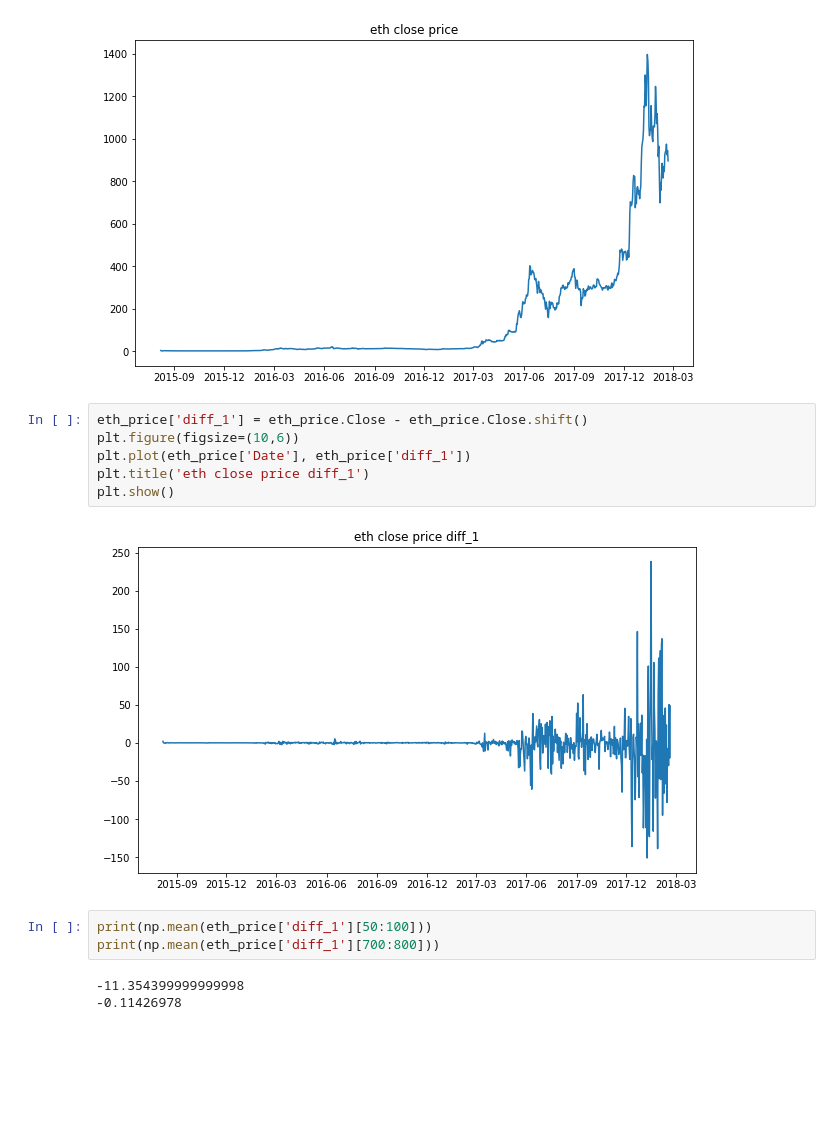
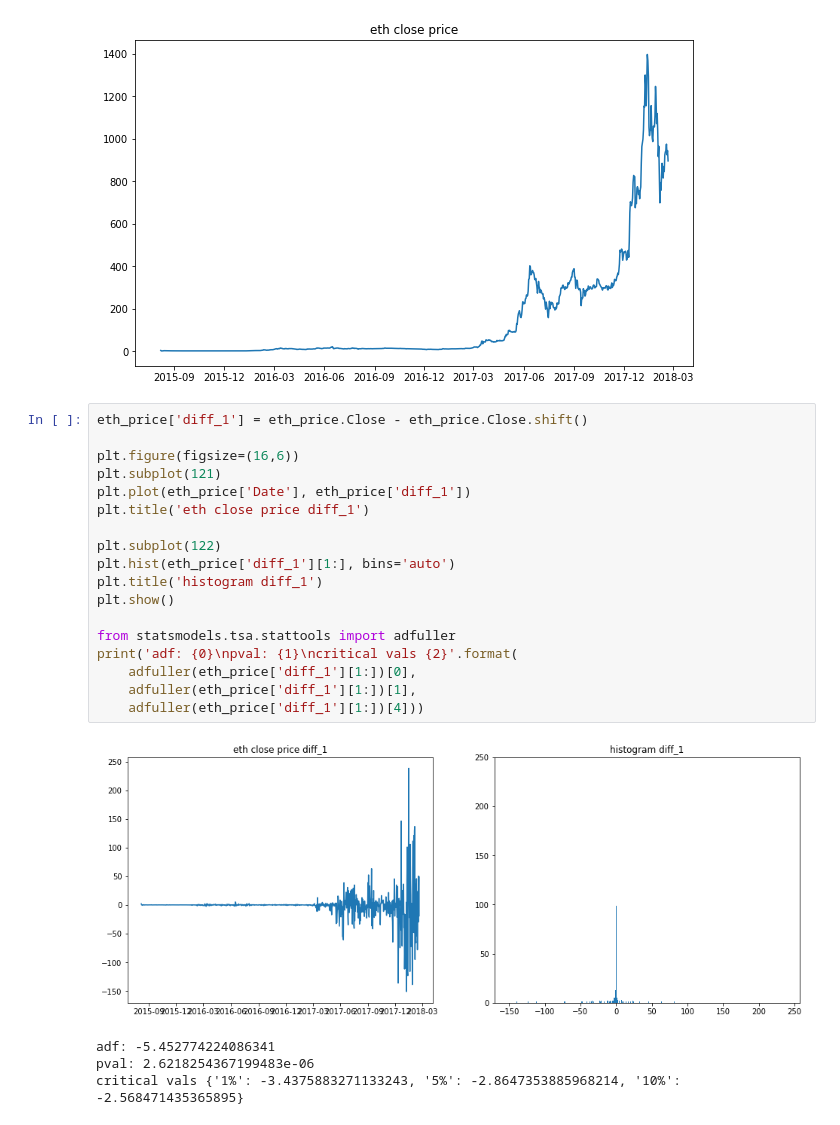
Before and after one commit to brianmcguckin/thinkful_unit_06_specializations, a Jupyter notebook: 06_01_06_challenge_time_series_analysis.ipynb, the cells around one changed output. Saved outputs shown, nothing was run; the diff lists cells and outputs as text; blank space fills up the shorter version.

```diff
--- a/06_01_06_challenge_time_series_analysis.ipynb
+++ b/06_01_06_challenge_time_series_analysis.ipynb
@@ -81,17 +85,26 @@ plt.show()
 [figure]
 # %%
 eth_price['diff_1'] = eth_price.Close - eth_price.Close.shift()
-plt.figure(figsize=(10,6))
+
+plt.figure(figsize=(16,6))
+plt.subplot(121)
 plt.plot(eth_price['Date'], eth_price['diff_1'])
 plt.title('eth close price diff_1')
+
+plt.subplot(122)
+plt.hist(eth_price['diff_1'][1:], bins='auto')
+plt.title('histogram diff_1')
 plt.show()
+
+from statsmodels.tsa.stattools import adfuller
+print('adf: {0}\npval: {1}\ncritical vals {2}'.format(
+    adfuller(eth_price['diff_1'][1:])[0],
+    adfuller(eth_price['diff_1'][1:])[1],
+    adfuller(eth_price['diff_1'][1:])[4]))
 # %% [output]
-[figure, old version]
+[figure, new version]
+adf: -5.452774224086341
+pval: 2.6218254367199483e-06
+critical vals {'1%': -3.4375883271133243, '5%': -2.8647353885968214, '10%': -2.568471435365895}
-# %%
-print(np.mean(eth_price['diff_1'][50:100]))
-print(np.mean(eth_price['diff_1'][700:800]))
-# %% [output]
--11.354399999999998
--0.11426978
 # %%
 eth_price['diff_2'] = eth_price.Close - eth_price.Close.shift(2)
```
Also changed, not shown: parts of 13 cells of this notebook.
